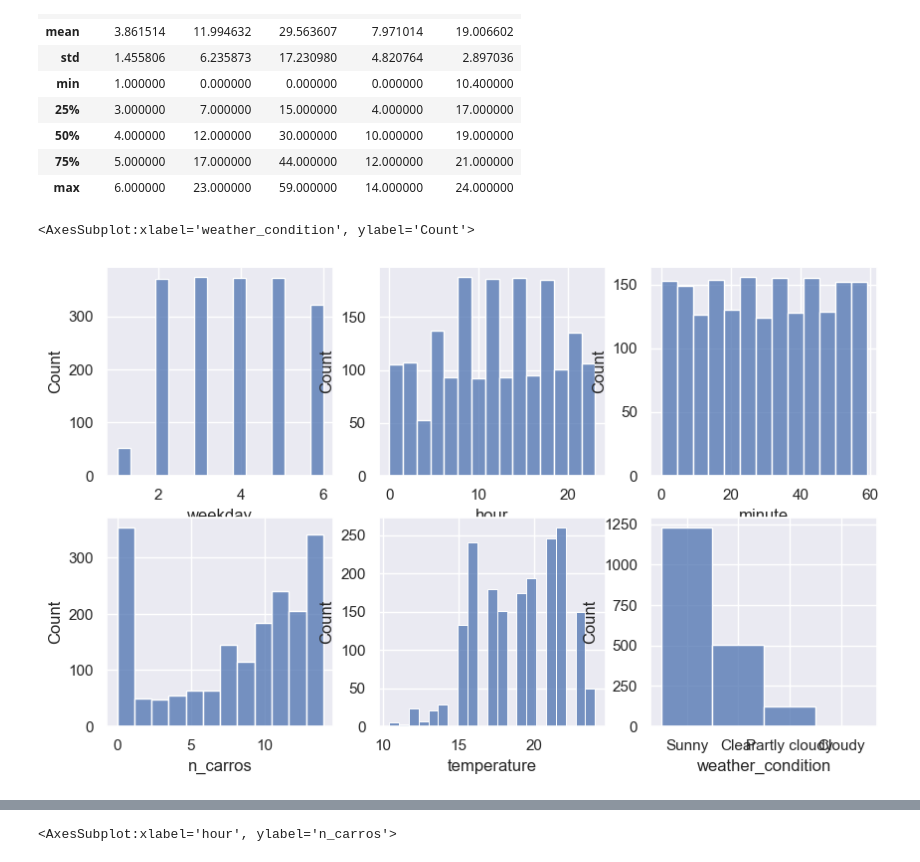
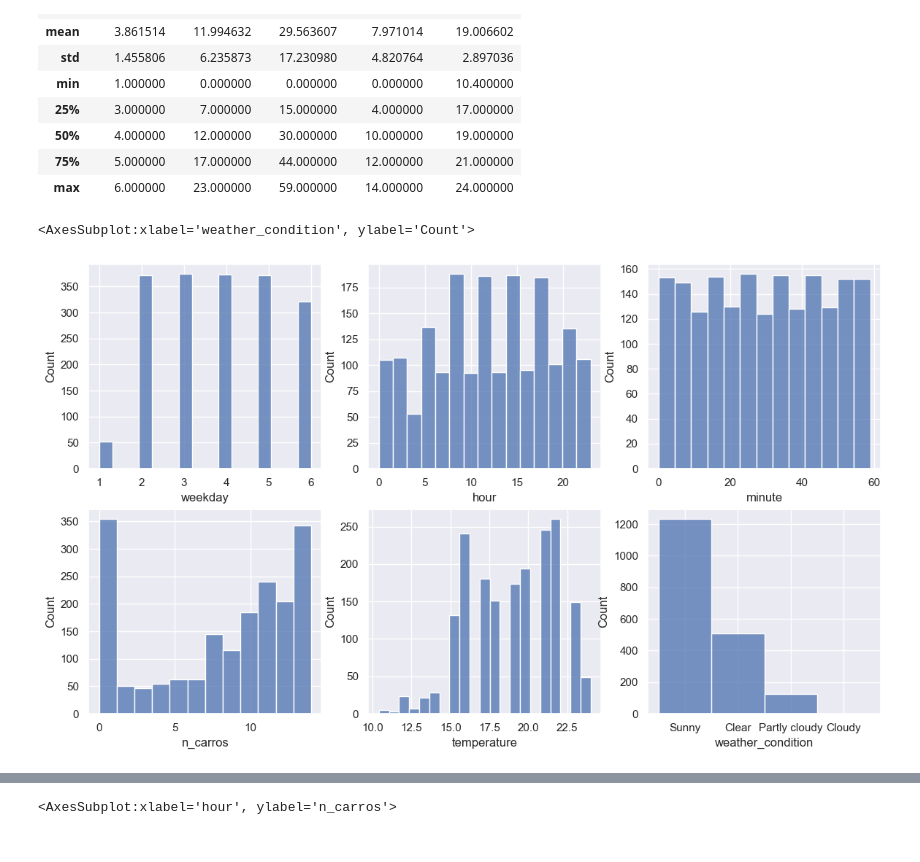
Before and after one commit to Hugand/sa-tp, a Jupyter notebook: car_recon/train_model.ipynb, the cells around one changed output, grey strips where cells are left out. Saved outputs shown, nothing was run; the diff lists cells and outputs as text; code cells hidden in the pictures.

```diff
--- a/car_recon/train_model.ipynb
+++ b/car_recon/train_model.ipynb
@@ -43,15 +43,15 @@ df.describe()
 | 75% | 5.000000 | 17.000000 | 44.000000 | 12.000000 | 21.000000 |
 | max | 6.000000 | 23.000000 | 59.000000 | 14.000000 | 24.000000 |
 # %%
-sns.set(rc={'figure.figsize':(10, 6)})
+sns.set(rc={'figure.figsize':(14, 8)})
 fig, axs = plt.subplots(ncols=3, nrows=2)
 sns.histplot(df.weekday, ax=axs[0][0])
 sns.histplot(df.hour, ax=axs[0][1])
 sns.histplot(df.minute, ax=axs[0][2])
 sns.histplot(df.n_carros, ax=axs[1][0])
 sns.histplot(df.temperature, ax=axs[1][1])
 sns.histplot(df.weather_condition, ax=axs[1][2])
 # %% [output]
 <AxesSubplot:xlabel='weather_condition', ylabel='Count'>
-[figure, old version]
+[figure, new version]
 # %%
```
Also changed, not shown: parts of 9 cells of this notebook, 3 other files.
